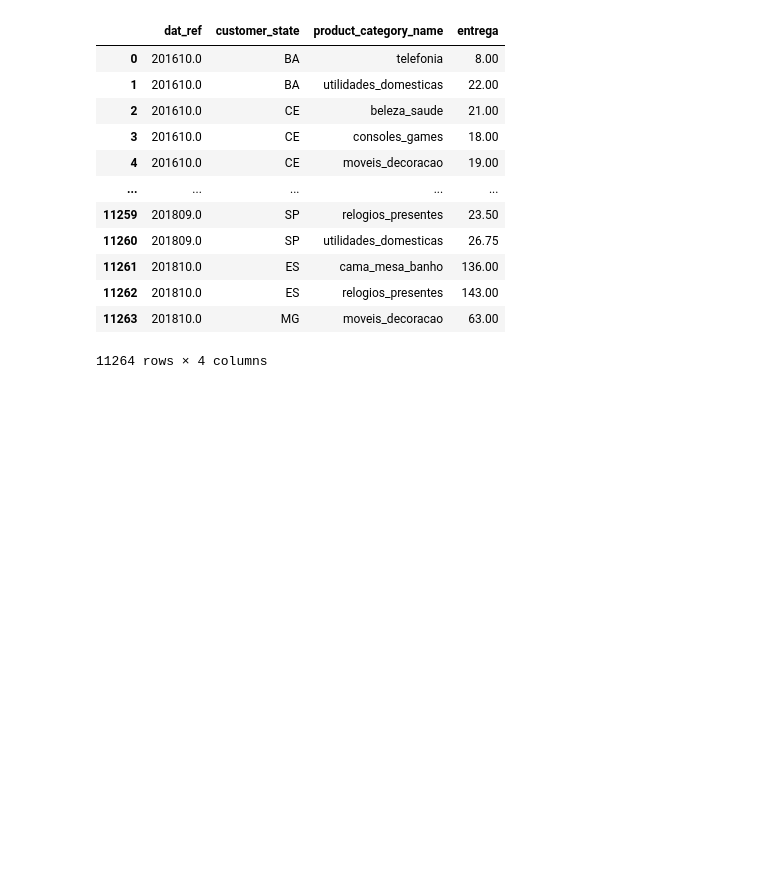
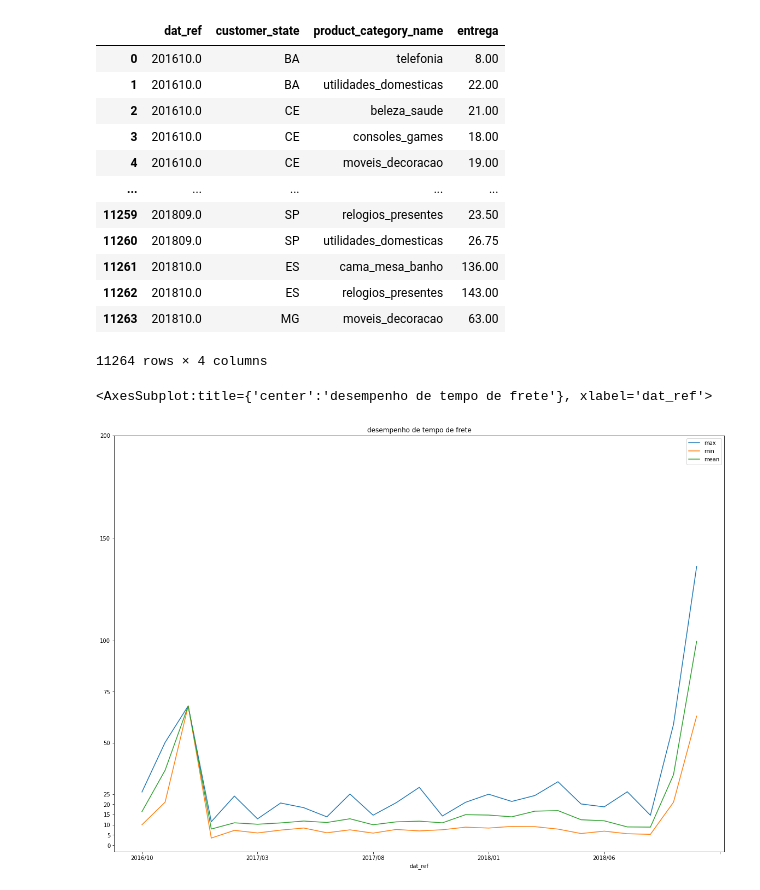
Before and after one commit to Rodrigo-Henrique21/projeto_big_data_ciencia_dos_dados, a Jupyter notebook: Backend/src/report_tempo_frete.ipynb, the cells around one changed output. Drawn from its saved outputs; the diff is of its cells as text; code cells hidden in the pictures; blank space fills up the shorter version.

```diff
--- a/Backend/src/report_tempo_frete.ipynb
+++ b/Backend/src/report_tempo_frete.ipynb
@@ -43,3 +50,14 @@ df_sum
 | 11262 | 201810.0 | ES | relogios_presentes | 143.00 |
 | 11263 | 201810.0 | MG | moveis_decoracao | 63.00 |
 11264 rows × 4 columns
+# %%
+df_sudeste = df_sum.query('estado in ("SP","RJ","ES","MG")')
+
+df_produtos = \
+df_sudeste.query('produto in ("cama_mesa_banho","beleza_saude","esporte_lazer","moveis_decoracao","informatica_acessorios")')
+
+df_produtos.groupby('dat_ref')['entrega'].agg(['max','min','mean']).sort_values('dat_ref', ascending=True)\
+.plot(title = 'desempenho de tempo de frete',figsize = (20, 14), yticks = [0,5,10,15,20,25,50,75,100,150,200])
+# %% [output]
+<AxesSubplot:title={'center':'desempenho de tempo de frete'}, xlabel='dat_ref'>
+[figure, added]
```
Also changed, not shown: parts of 4 cells of this notebook, 4 other files.
